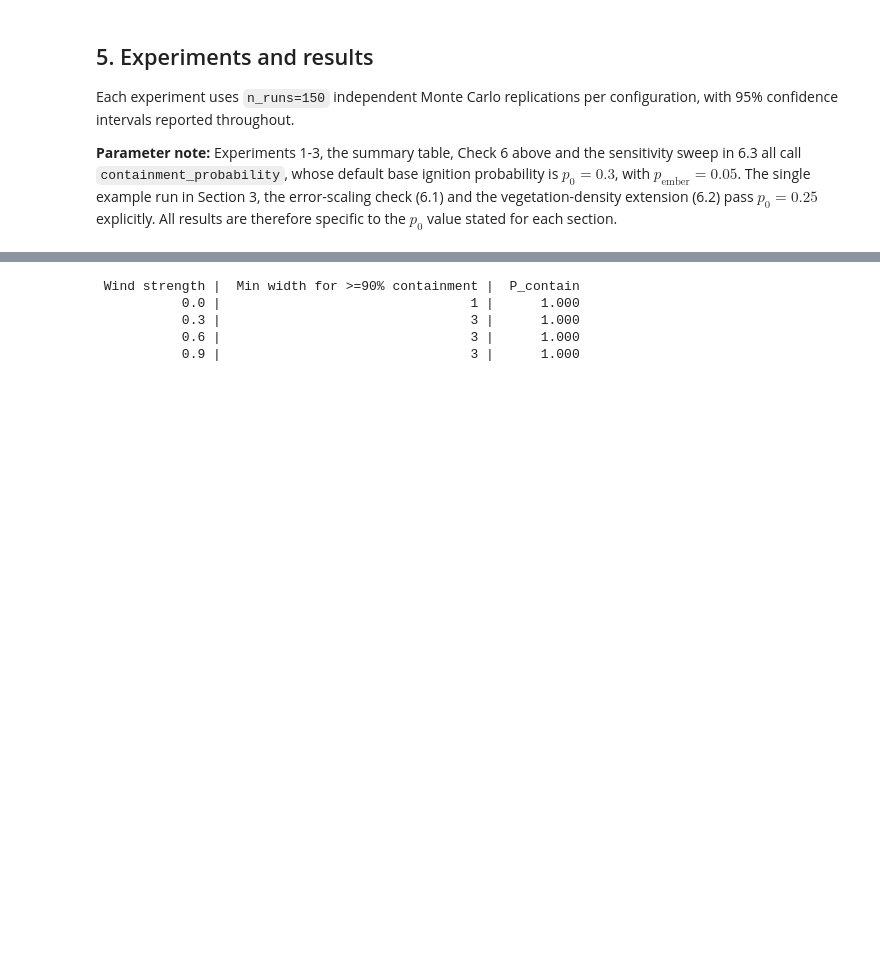
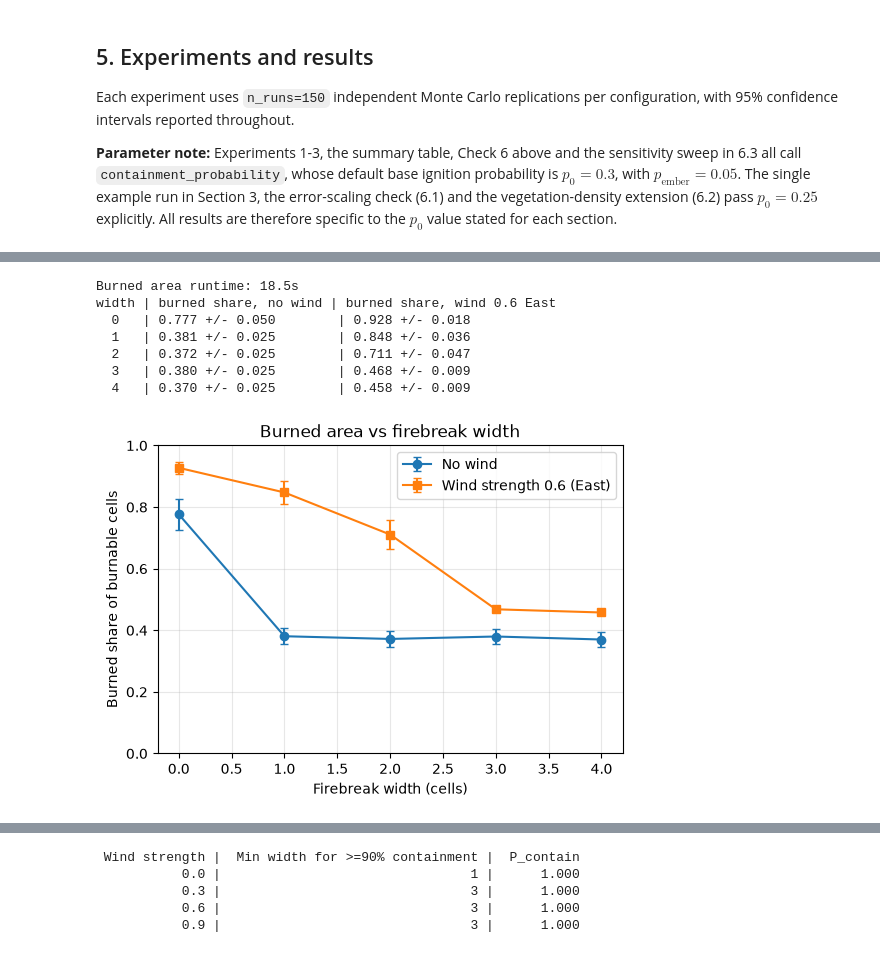
Before and after one commit to ManithMss/wildfire-firebreak-simulator, a Jupyter notebook: notebook/wildfire-firebreak-simulator.ipynb, the cells around one changed output, grey strips where cells are left out. Cells and saved outputs as stored; diff of their text form; code cells hidden in the pictures; blank space fills up the shorter version.

```diff
--- a/notebook/wildfire-firebreak-simulator.ipynb
+++ b/notebook/wildfire-firebreak-simulator.ipynb
@@ -172,13 +177,21 @@ def step(grid, rng, p0, wind_strength, wind_dir, p_ember, max_jump):
     return new_grid
 # %%
 def run_simulation(L, firebreak_width, wind_strength, wind_dir, p0=0.25,
-                    p_ember=0.0, max_jump=3, max_steps=200, seed=0, record_history=False):
+                    p_ember=0.0, max_jump=3, max_steps=200, seed=0, record_history=False,
+                    stop_at_cross=True, step_fn=None):
     """Run one full stochastic simulation. Returns a dict with the outcome.
 
     Containment is defined as: fire burns out (no burning cells remain) before
     any cell in the column to the right of the firebreak ever catches fire,
     i.e. the fire never crosses to the protected side.
+
+    stop_at_cross=True (the default, used by all containment estimates) stops the run as
+    soon as the fire crosses. stop_at_cross=False lets the fire burn until it goes out,
+    which is needed to measure the final burned area.
+
+    step_fn lets Section 6.4 pass the faster vectorised update; None means step().
     """
+    stepper = step if step_fn is None else step_fn
     rng = np.random.default_rng(seed)
     grid = make_grid(L, firebreak_width)
     grid = ignite_left_edge(grid, rng)
@@ -191,12 +204,13 @@ def run_simulation(L, firebreak_width, wind_strength, wind_dir, p0=0.25,
     crossed = False
 
     for t in range(max_steps):
-        grid = step(grid, rng, p0, wind_strength, wind_dir, p_ember, max_jump)
+        grid = stepper(grid, rng, p0, wind_strength, wind_dir, p_ember, max_jump)
         if record_history:
             history.append(grid.copy())
         if np.any(grid[:, protected_start_col:] == BURNING) or np.any(grid[:, protected_start_col:] == BURNED):
             crossed = True
-            break
+            if stop_at_cross:
+                break
         if not np.any(grid == BURNING):
             break  # fire burned itself out
 
@@ -335,6 +349,9 @@ t0 = time.time()
 probs_calm, ses_calm = experiment_vary_width(widths, wind_strength=0.0, wind_dir="None")
 probs_wind, ses_wind = experiment_vary_width(widths, wind_strength=0.6, wind_dir="East")
 print(f"Experiment 1 runtime: {time.time()-t0:.1f}s")
+print("width | no wind          | wind 0.6 East")
+for w, pc, sc, pw, sw in zip(widths, probs_calm, ses_calm, probs_wind, ses_wind):
+    print(f"  {w}   | {pc:.3f} +/- {1.96*sc:.3f} | {pw:.3f} +/- {1.96*sw:.3f}")
 
 plt.figure(figsize=(6,4))
 plt.errorbar(widths, probs_calm, yerr=1.96*ses_calm, marker="o", capsize=3, label="No wind")
@@ -348,3 +375,39 @@ Experiment 1 runtime: 35.4s
+# %%
+N_BURN = 100
+
+def burned_area(L, firebreak_width, wind_strength, wind_dir, n_runs=N_BURN, p0=0.3, p_ember=0.05):
+    """Mean burned share of burnable cells (fire allowed to burn out) and its standard error."""
+    burnable = L * L - L * firebreak_width          # every cell except the firebreak strip
+    fracs = np.array([run_simulation(L=L, firebreak_width=firebreak_width, wind_strength=wind_strength,
+                                     wind_dir=wind_dir, p0=p0, p_ember=p_ember, seed=s,
+                                     stop_at_cross=False)["burned_cells"] / burnable
+                      for s in range(n_runs)])
+    assert np.all((fracs >= 0) & (fracs <= 1)), "burned share must lie in [0, 1]"
+    return fracs.mean(), fracs.std(ddof=1) / np.sqrt(n_runs)
+
+t0 = time.time()
+area_calm = [burned_area(L, w, 0.0, "None") for w in widths]
+area_wind = [burned_area(L, w, 0.6, "East") for w in widths]
+print(f"Burned area runtime: {time.time()-t0:.1f}s")
+print("width | burned share, no wind | burned share, wind 0.6 East")
+for w, (mc, sc), (mw, sw) in zip(widths, area_calm, area_wind):
+    print(f"  {w}   | {mc:.3f} +/- {1.96*sc:.3f}        | {mw:.3f} +/- {1.96*sw:.3f}")
+
+plt.figure(figsize=(6,4))
+plt.errorbar(widths, [m for m, _ in area_calm], yerr=[1.96*s for _, s in area_calm], marker="o", capsize=3, label="No wind")
+plt.errorbar(widths, [m for m, _ in area_wind], yerr=[1.96*s for _, s in area_wind], marker="s", capsize=3, label="Wind strength 0.6 (East)")
+plt.xlabel("Firebreak width (cells)"); plt.ylabel("Burned share of burnable cells")
+plt.title("Burned area vs firebreak width")
+plt.ylim(0, 1); plt.legend(); plt.grid(alpha=0.3); plt.show()
+# %% [output]
+Burned area runtime: 18.5s
+width | burned share, no wind | burned share, wind 0.6 East
+  0   | 0.777 +/- 0.050        | 0.928 +/- 0.018
+  1   | 0.381 +/- 0.025        | 0.848 +/- 0.036
+  2   | 0.372 +/- 0.025        | 0.711 +/- 0.047
+  3   | 0.380 +/- 0.025        | 0.468 +/- 0.009
+  4   | 0.370 +/- 0.025        | 0.458 +/- 0.009
+[figure, added]
 # %%
 def experiment_vary_wind(wind_strengths, firebreak_width, wind_dir="East", p_ember=0.05):
     probs, ses = [], []
```
Also changed, not shown: parts of 14 cells of this notebook, 10 other files.
